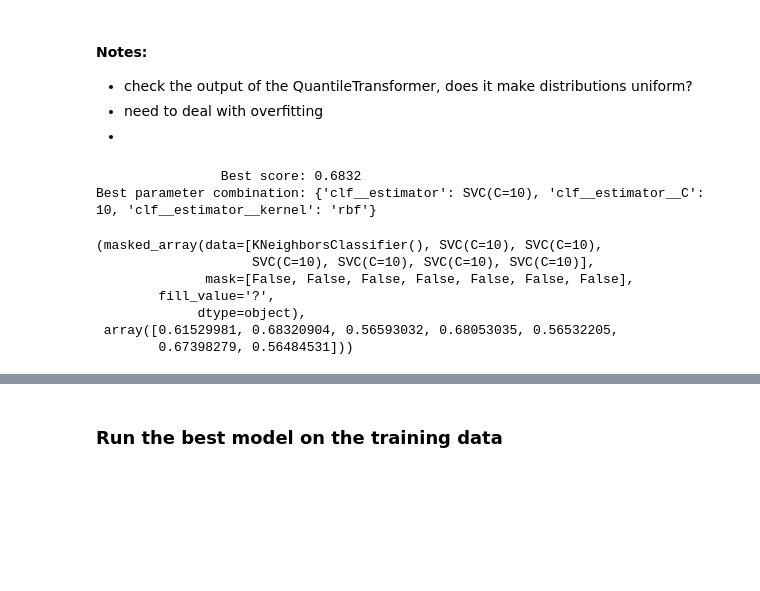
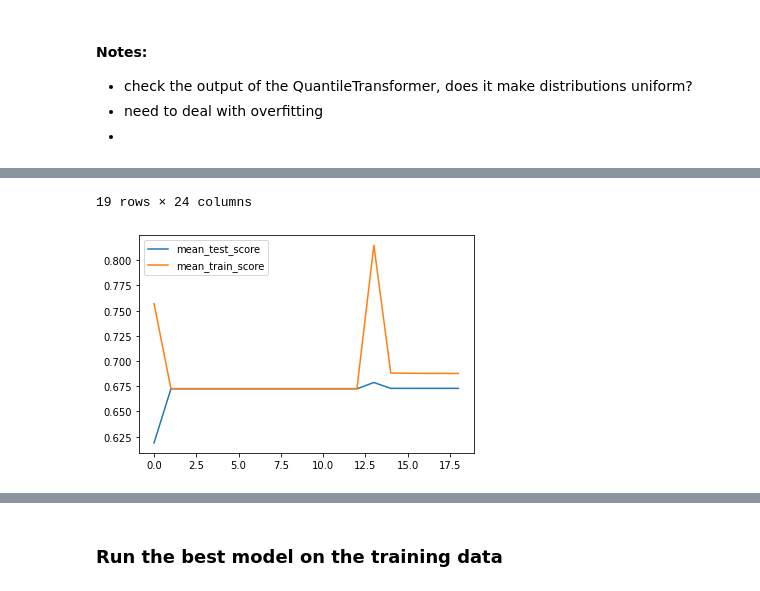
Before and after one commit to reneebrecht/human-protein-atlas-image-classification, a Jupyter notebook: notebooks/Binary_Regression_Models.ipynb, the cells around one changed output, grey strips where cells are left out. Cells and saved outputs as stored; diff of their text form; code cells hidden in the pictures; blank space fills up the shorter version.

```diff
--- a/notebooks/Binary_Regression_Models.ipynb
+++ b/notebooks/Binary_Regression_Models.ipynb
@@ -140,4 +182,8 @@ emb
 # %% [markdown]
 #### Test the class with Mitochondria labeled with a 23
 - create a balanced subset of images that have mitochondria or not
+# %%
+# INPUT: select the protein of interest and it's number
+protein_name = 'Mitochondria'
+protein_number = 23
 # %%
@@ -349,21 +365,8 @@ GridSearchCV(cv=5,
 - check the output of the QuantileTransformer, does it make distributions uniform?
 - need to deal with overfitting
 -
-# %%
-# Returning best score (recall) after GridSearch and parameter combination
-print("                Best score:", gscv.best_score_.round(4))
-print("Best parameter combination:", gscv.best_params_)
-best_of_best = gscv.best_estimator_
-# %% [output]
-                Best score: 0.6832
-Best parameter combination: {'clf__estimator': SVC(C=10), 'clf__estimator__C': 10, 'clf__estimator__kernel': 'rbf'}
-# %%
-gscv.cv_results_['param_clf__estimator'], gscv.cv_results_['mean_test_score']
-# %% [output]
-(masked_array(data=[KNeighborsClassifier(), SVC(C=10), SVC(C=10),
-                    SVC(C=10), SVC(C=10), SVC(C=10), SVC(C=10)],
-              mask=[False, False, False, False, False, False, False],
-        fill_value='?',
-             dtype=object),
- array([0.61529981, 0.68320904, 0.56593032, 0.68053035, 0.56532205,
-        0.67398279, 0.56484531]))
+# %%
+df_grid = pd.DataFrame(gscv.cv_results_)
+df_grid.plot(y=['mean_test_score', 'mean_train_score'])
+df_grid
+# %% [output]
@@ -369,0 +390,2 @@ gscv.cv_results_['param_clf__estimator'], gscv.cv_results_['mean_test_score']
+19 rows × 24 columns
+[figure, added]
```
Also changed, not shown: parts of 24 cells of this notebook.
